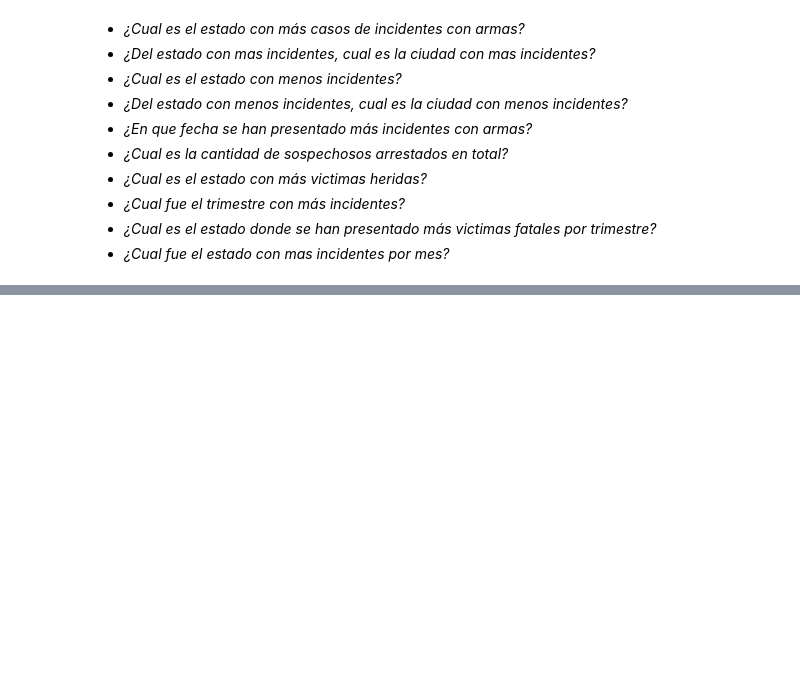
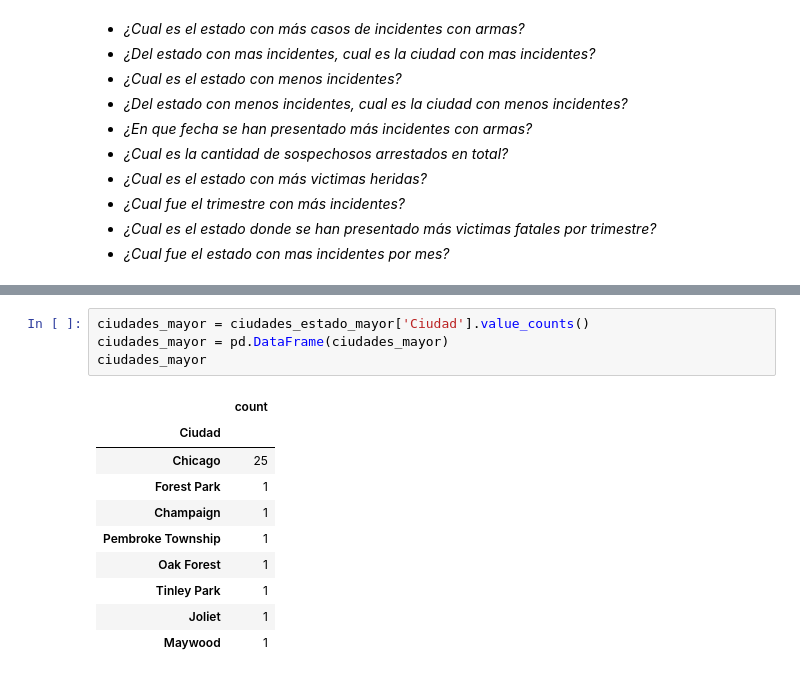
Before and after one commit to vamphook972/Gun_Violence_Dataset_US, a Jupyter notebook: Gun_Violence_Dataset_US.ipynb, the cells around one changed output, grey strips where cells are left out. Drawn from its saved outputs; the diff is of its cells as text; blank space fills up the shorter version.

```diff
--- a/Gun_Violence_Dataset_US.ipynb
+++ b/Gun_Violence_Dataset_US.ipynb
@@ -273,0 +284,15 @@ df1[df1['Estado']=='Minnesota']
+# %%
+ciudades_mayor = ciudades_estado_mayor['Ciudad'].value_counts()
+ciudades_mayor = pd.DataFrame(ciudades_mayor)
+ciudades_mayor
+# %% [output]
+|  | count |
+| Ciudad |  |
+| Chicago | 25 |
+| Forest Park | 1 |
+| Champaign | 1 |
+| Pembroke Township | 1 |
+| Oak Forest | 1 |
+| Tinley Park | 1 |
+| Joliet | 1 |
+| Maywood | 1 |
```
Also changed, not shown: parts of 11 cells of this notebook.
